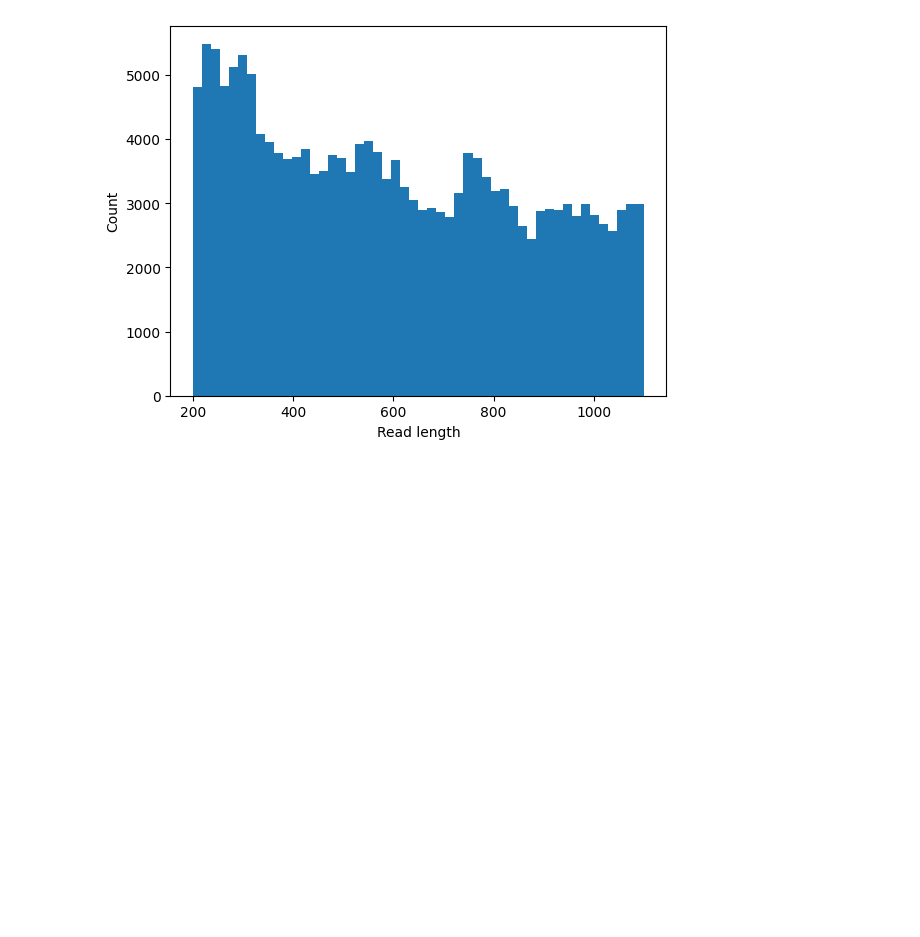
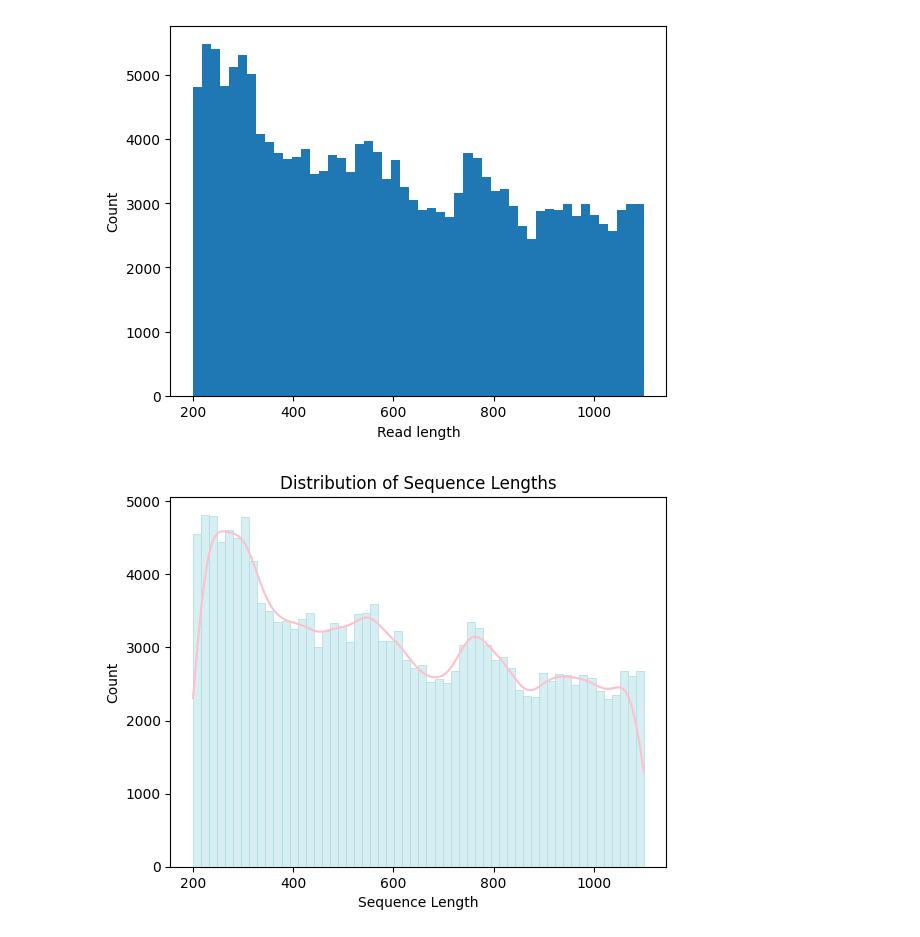
Before and after one commit to farazrahman/techtalk-wids-ps-23, a Jupyter notebook: analyze-fastq.ipynb, the cells around one changed output. Cells and saved outputs as stored; diff of their text form; code cells hidden in the pictures; blank space fills up the shorter version.

```diff
--- a/analyze-fastq.ipynb
+++ b/analyze-fastq.ipynb
@@ -14,6 +16,15 @@ plt.ylabel("Count")
 plt.show()
 # %% [output]
 [figure]
+# %%
+ax = sns.histplot(read_lengths, kde=True, color="powderblue", edgecolor="powderblue")
+ax.lines[0].set_color('pink')
+plt.xlabel("Sequence Length")
+plt.ylabel("Count")
+plt.title("Distribution of Sequence Lengths")
+plt.show()
+# %% [output]
+[figure, added]
 # %%
 fastq_file = "SRR17066006.fastq"
 records = SeqIO.parse(fastq_file, "fastq")
```
Also changed, not shown: parts of 5 cells of this notebook.
